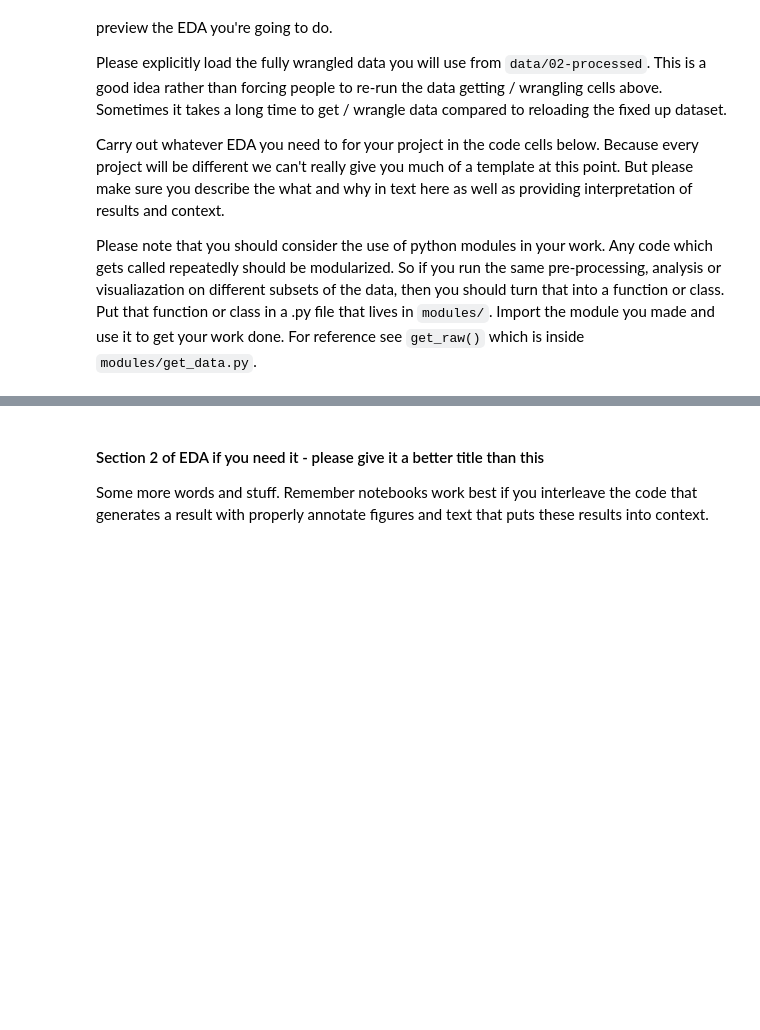
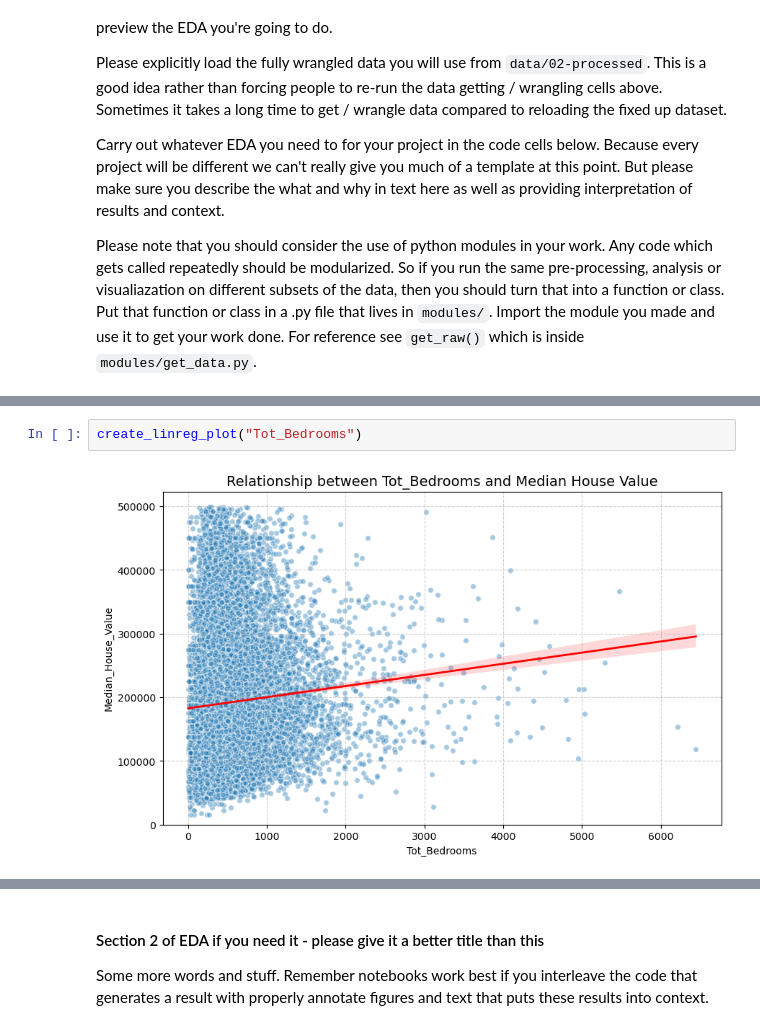
Before and after one commit to COGS108/Group091_WI26, a Jupyter notebook: 02-EDACheckpoint.ipynb, the cells around one changed output, grey strips where cells are left out. Cells and saved outputs as stored; diff of their text form; blank space fills up the shorter version.

```diff
--- a/02-EDACheckpoint.ipynb
+++ b/02-EDACheckpoint.ipynb
@@ -466,0 +499,4 @@ Some more words and stuff.  Remember notebooks work best if you interleave the c
+# %%
+create_linreg_plot("Tot_Bedrooms")
+# %% [output]
+[figure, added]
```
Also changed, not shown: parts of 18 cells of this notebook, 2 other files.
